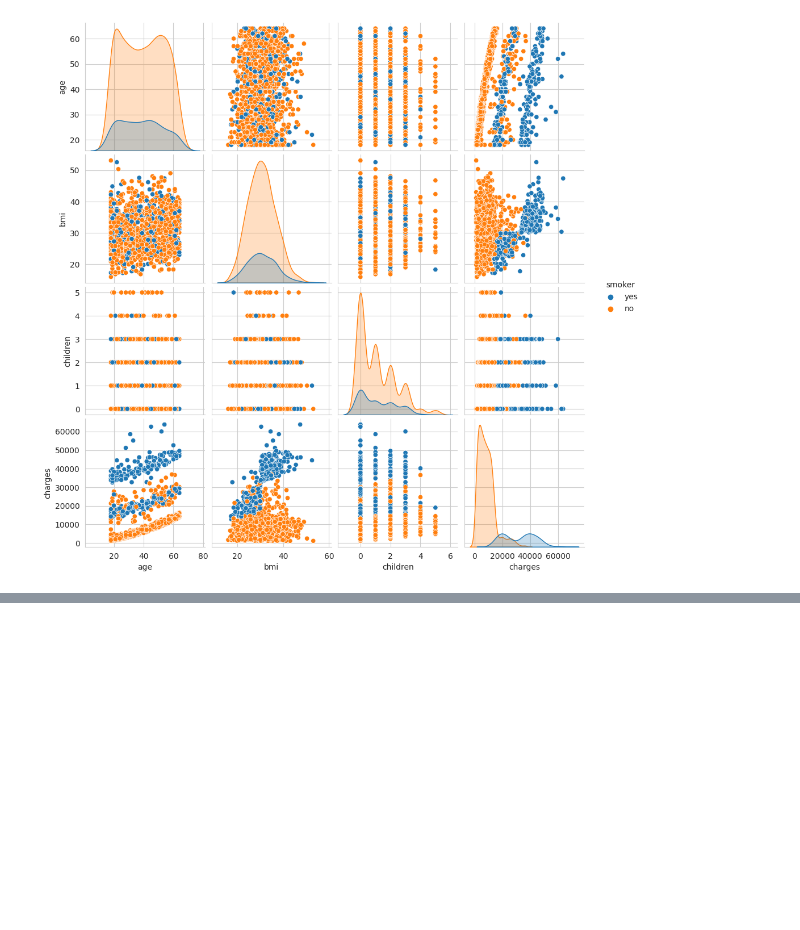
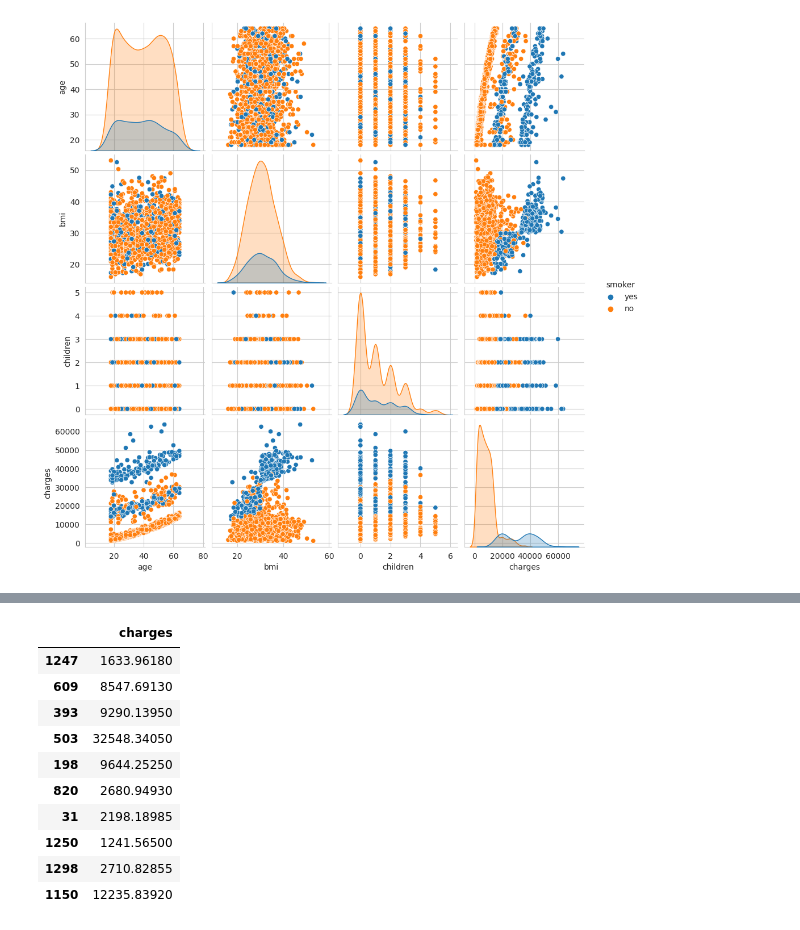
Before and after one commit to yunyun3599/MLStudy, a Jupyter notebook: Data_Anaylsis_And_Machine_Learning/02_insurance_fee_prediction/insurance_fee_prediction.ipynb, the cells around one changed output, grey strips where cells are left out. Saved outputs shown, nothing was run; the diff lists cells and outputs as text; code cells hidden in the pictures; blank space fills up the shorter version.

```diff
--- a/Data_Anaylsis_And_Machine_Learning/02_insurance_fee_prediction/insurance_fee_prediction.ipynb
+++ b/Data_Anaylsis_And_Machine_Learning/02_insurance_fee_prediction/insurance_fee_prediction.ipynb
@@ -463,0 +493,14 @@ plt.show()
+# %%
+y_test[0:10]
+# %% [output]
+|  | charges |
+| 1247 | 1633.96180 |
+| 609 | 8547.69130 |
+| 393 | 9290.13950 |
+| 503 | 32548.34050 |
+| 198 | 9644.25250 |
+| 820 | 2680.94930 |
+| 31 | 2198.18985 |
+| 1250 | 1241.56500 |
+| 1298 | 2710.82855 |
+| 1150 | 12235.83920 |
```
Also changed, not shown: parts of 18 cells of this notebook.
